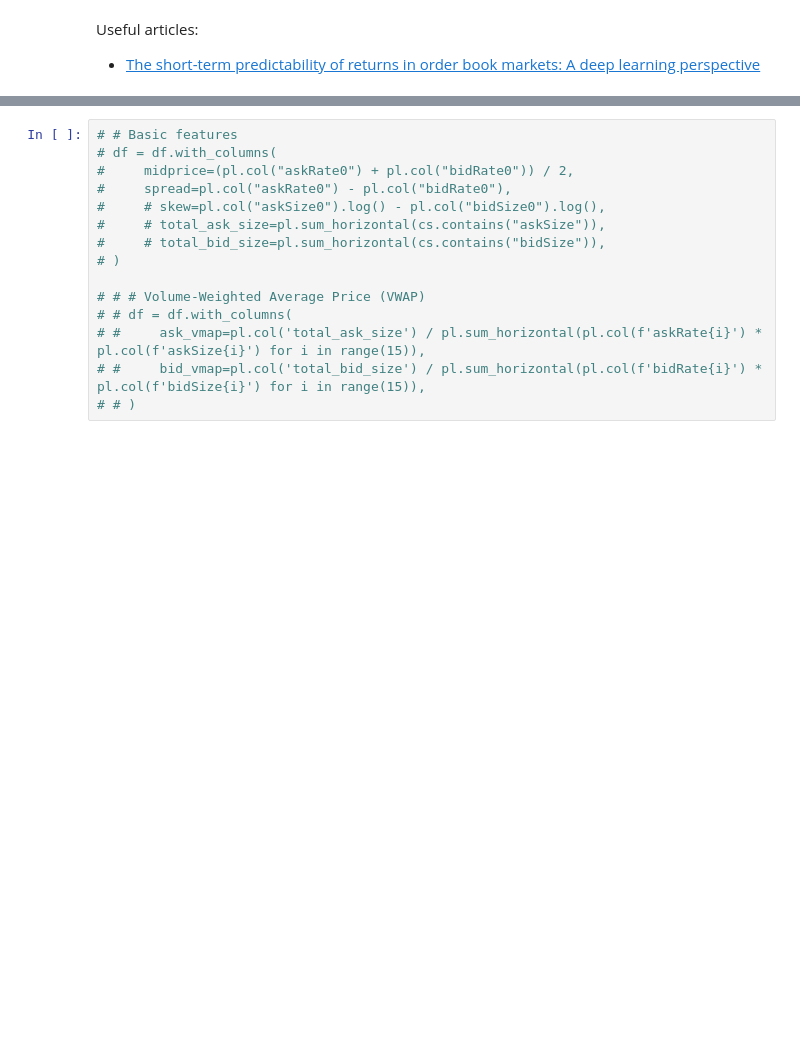
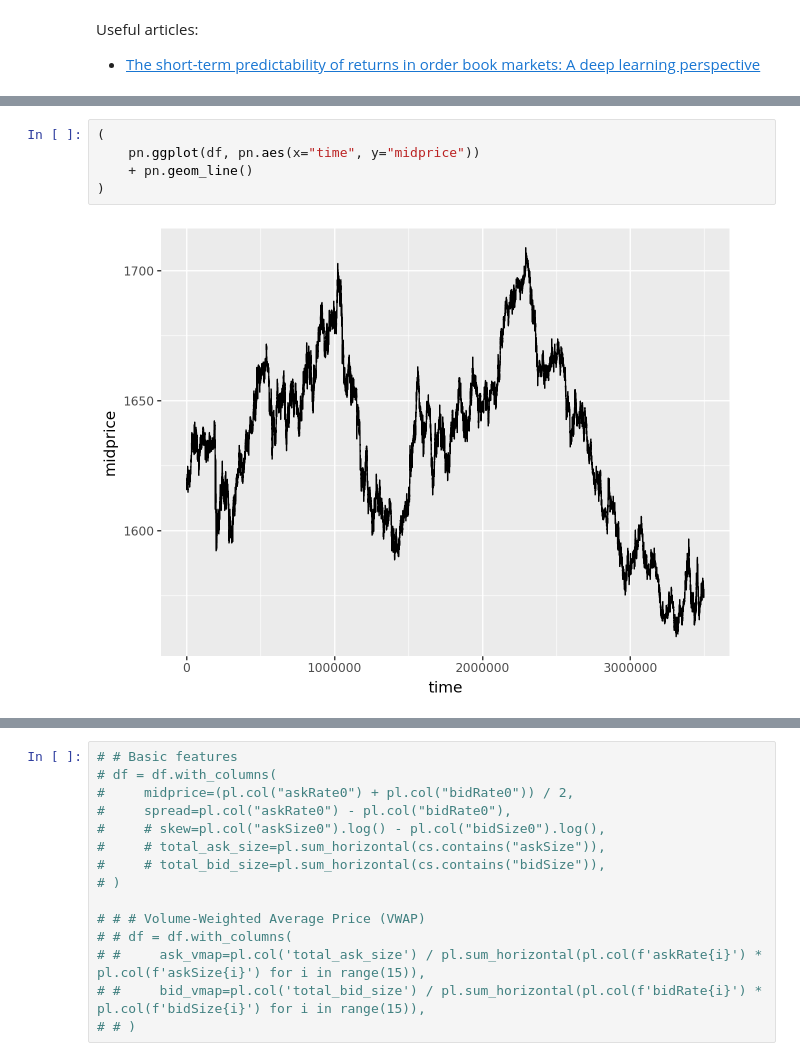
Before and after one commit to pietrolesci/time-series-prediction, a Jupyter notebook: notebooks/01_eda.ipynb, the cells around one changed output, grey strips where cells are left out. Saved outputs shown, nothing was run; the diff lists cells and outputs as text; blank space fills up the shorter version.

```diff
--- a/notebooks/01_eda.ipynb
+++ b/notebooks/01_eda.ipynb
@@ -40,0 +74,7 @@ df = df.with_columns(
+# %%
+(
+    pn.ggplot(df, pn.aes(x="time", y="midprice"))
+    + pn.geom_line()
+)
+# %% [output]
+[figure, added]
```
Also changed, not shown: parts of 38 cells of this notebook.
